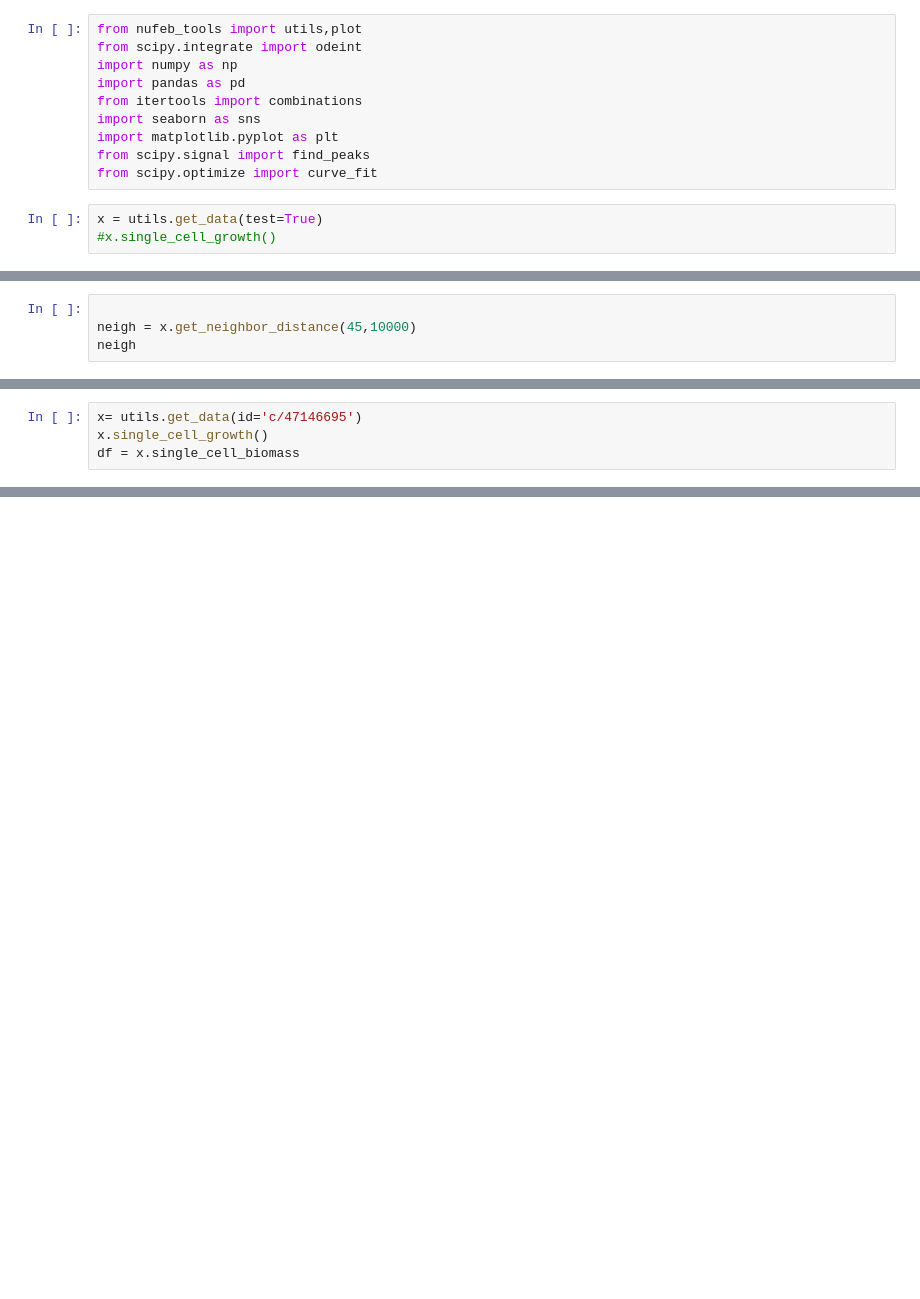
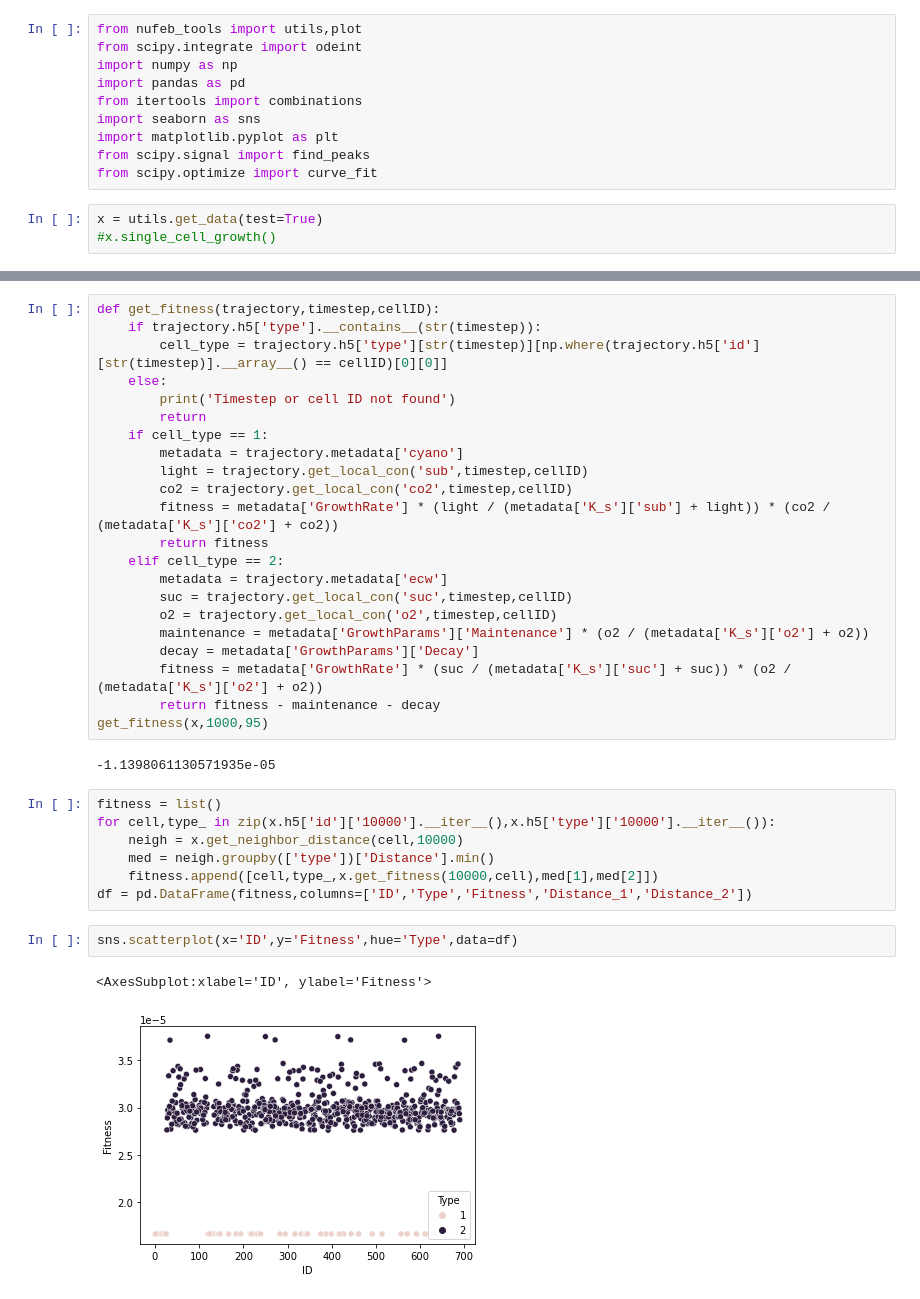
Before and after one commit to Jsakkos/nufeb_tools, a Jupyter notebook: notebooks/neighbor.ipynb, the cells around one changed output, grey strips where cells are left out. Cells and saved outputs as stored; diff of their text form; blank space fills up the shorter version.

Commit message:
Added fitness function

```diff
--- a/notebooks/neighbor.ipynb
+++ b/notebooks/neighbor.ipynb
@@ -41,4 +13,0 @@ array([2, 2, 2, 2, 1, 2, 2, 2, 2, 2, 2, 1, 2, 2, 2, 2, 2, 1, 2, 2, 2, 1,
-# %%
-
-neigh = x.get_neighbor_distance(45,10000)
-neigh
@@ -276,4 +13,0 @@ df.type.unique()[0]
-# %%
-x= utils.get_data(id='c/47146695')
-x.single_cell_growth()
-df = x.single_cell_biomass
@@ -282,0 +14,36 @@ NameError: name 'x' is not defined
+# %%
+def get_fitness(trajectory,timestep,cellID):
+    if trajectory.h5['type'].__contains__(str(timestep)):
+        cell_type = trajectory.h5['type'][str(timestep)][np.where(trajectory.h5['id'][str(timestep)].__array__() == cellID)[0][0]]
+    else:
+        print('Timestep or cell ID not found')
+        return
+    if cell_type == 1:
+        metadata = trajectory.metadata['cyano']
+        light = trajectory.get_local_con('sub',timestep,cellID)
+        co2 = trajectory.get_local_con('co2',timestep,cellID)
+        fitness = metadata['GrowthRate'] * (light / (metadata['K_s']['sub'] + light)) * (co2 / (metadata['K_s']['co2'] + co2))
+        return fitness
+    elif cell_type == 2:
+        metadata = trajectory.metadata['ecw']
+        suc = trajectory.get_local_con('suc',timestep,cellID)
+        o2 = trajectory.get_local_con('o2',timestep,cellID)
+        maintenance = metadata['GrowthParams']['Maintenance'] * (o2 / (metadata['K_s']['o2'] + o2))
+        decay = metadata['GrowthParams']['Decay']
+        fitness = metadata['GrowthRate'] * (suc / (metadata['K_s']['suc'] + suc)) * (o2 / (metadata['K_s']['o2'] + o2))
+        return fitness - maintenance - decay
+get_fitness(x,1000,95)
+# %% [output]
+-1.1398061130571935e-05
+# %%
+fitness = list()
+for cell,type_ in zip(x.h5['id']['10000'].__iter__(),x.h5['type']['10000'].__iter__()):
+    neigh = x.get_neighbor_distance(cell,10000)
+    med = neigh.groupby(['type'])['Distance'].min()
+    fitness.append([cell,type_,x.get_fitness(10000,cell),med[1],med[2]])
+df = pd.DataFrame(fitness,columns=['ID','Type','Fitness','Distance_1','Distance_2'])
+# %%
+sns.scatterplot(x='ID',y='Fitness',hue='Type',data=df)
+# %% [output]
+<AxesSubplot:xlabel='ID', ylabel='Fitness'>
+[figure, added]
```
Also changed, not shown: parts of 43 cells of this notebook, 2 other files.
